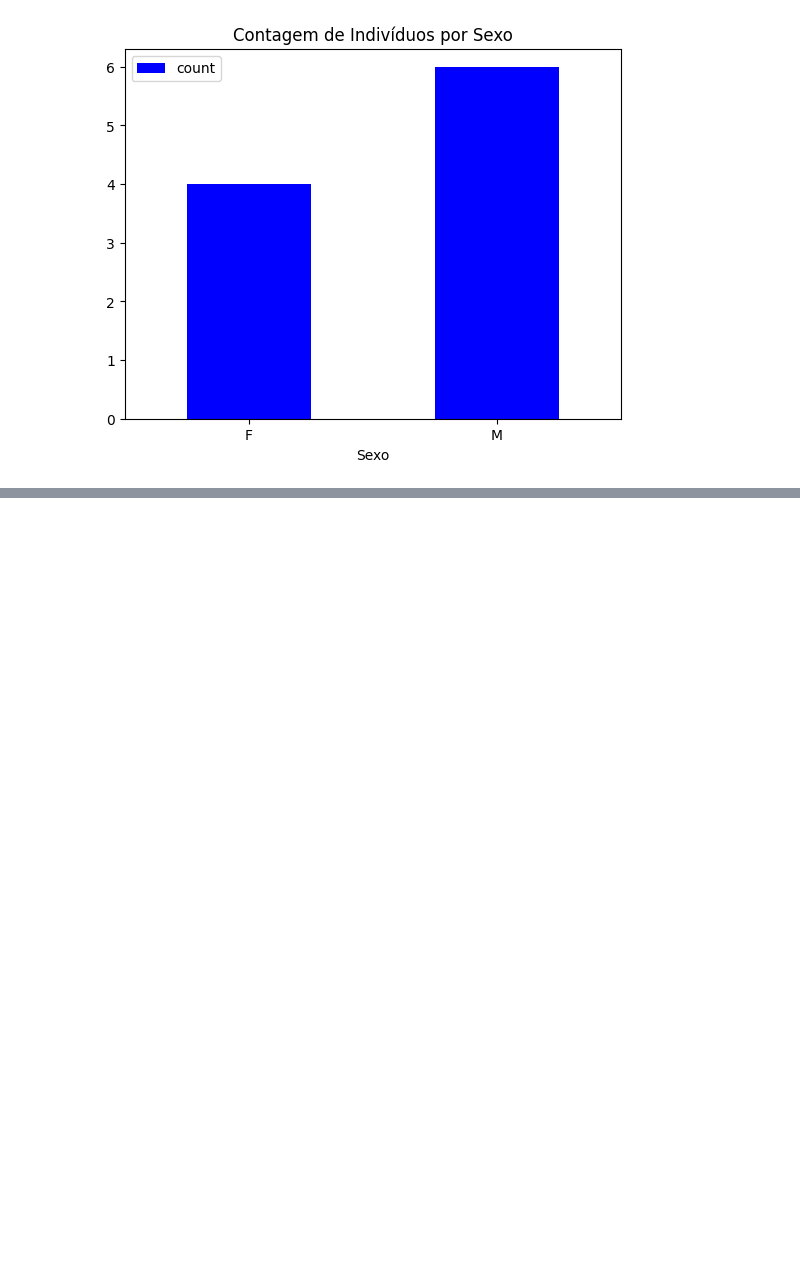
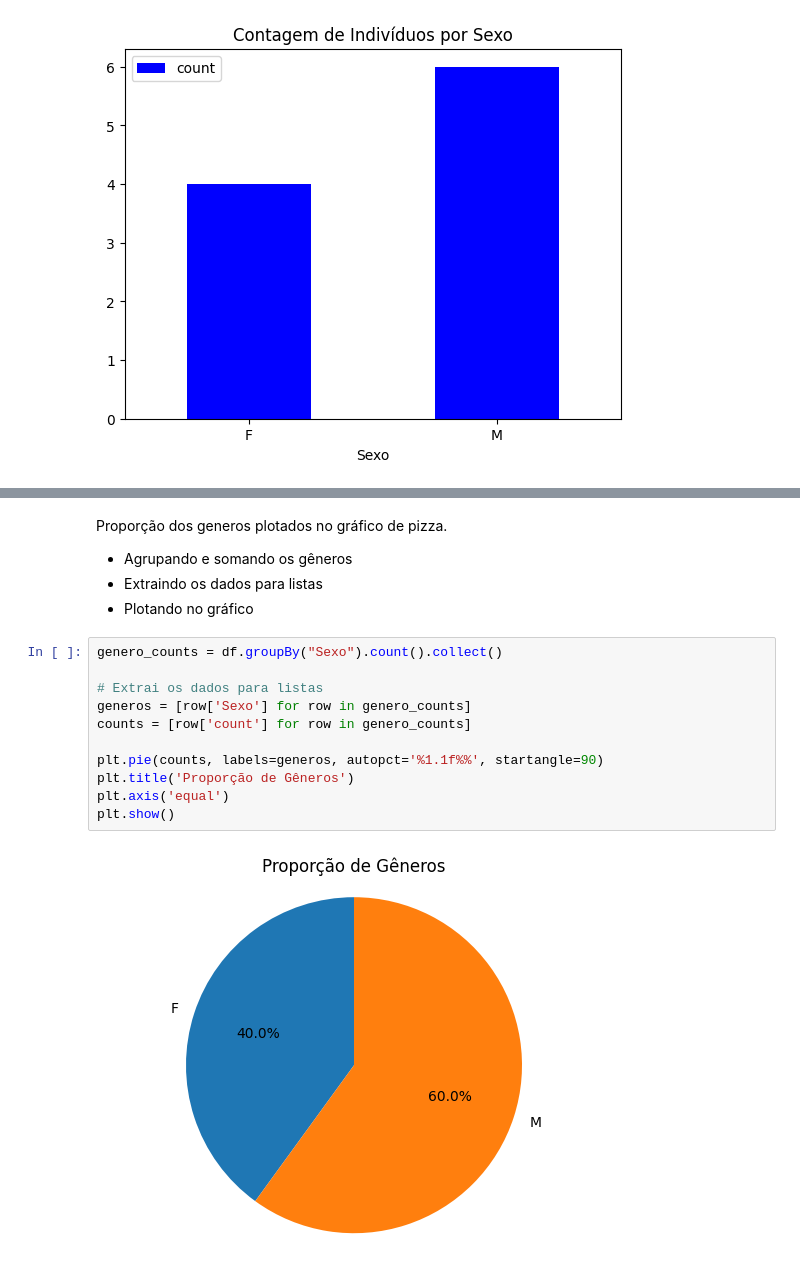
Before and after one commit to laraaraujoo/spark, a Jupyter notebook: spark.ipynb, the cells around one changed output, grey strips where cells are left out. Cells and saved outputs as stored; diff of their text form; blank space fills up the shorter version.

Commit message:
incluindo alguns gráficos

```diff
--- a/spark.ipynb
+++ b/spark.ipynb
@@ -112,0 +129,18 @@ plt.show()
+# %% [markdown]
+Proporção dos generos plotados no gráfico de pizza.
+- Agrupando e somando os gêneros
+- Extraindo os dados para listas
+- Plotando no gráfico
+# %%
+genero_counts = df.groupBy("Sexo").count().collect()
+
+# Extrai os dados para listas
+generos = [row['Sexo'] for row in genero_counts]
+counts = [row['count'] for row in genero_counts]
+
+plt.pie(counts, labels=generos, autopct='%1.1f%%', startangle=90)
+plt.title('Proporção de Gêneros')
+plt.axis('equal')
+plt.show()
+# %% [output]
+[figure, added]
```
Also changed, not shown: parts of 3 cells of this notebook.
